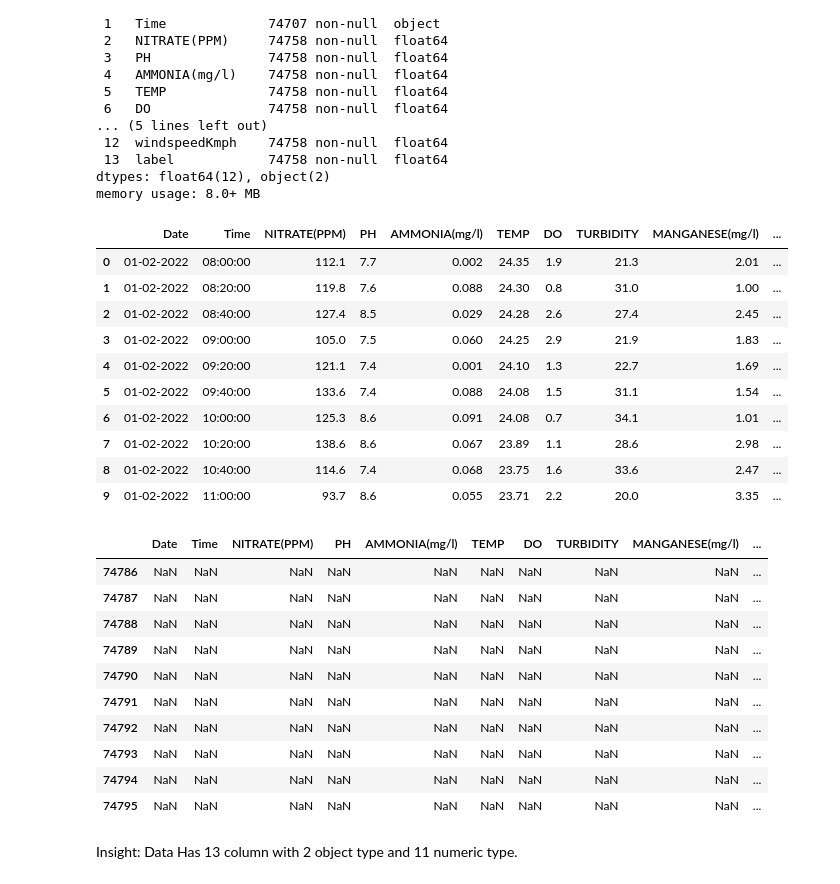
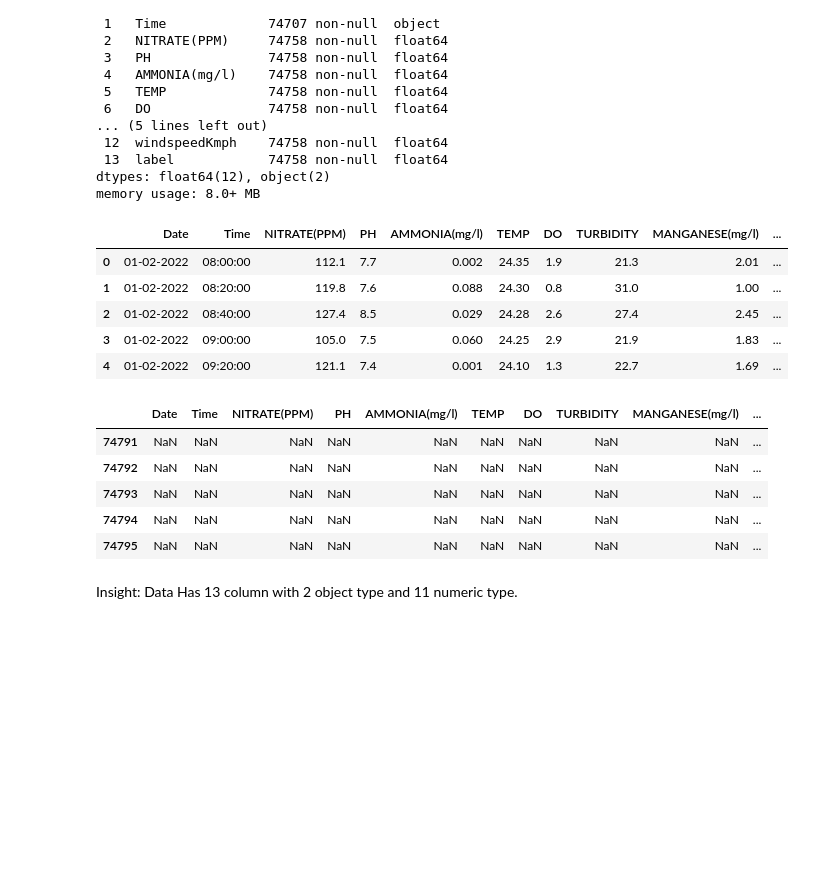
Before and after one commit to AL1Skey/Fish-Life-Prediction, a Jupyter notebook: flp.ipynb, the cells around one changed output. Saved outputs shown, nothing was run; the diff lists cells and outputs as text; code cells hidden in the pictures; blank space fills up the shorter version.

```diff
--- a/flp.ipynb
+++ b/flp.ipynb
@@ -56,28 +59,18 @@ Data columns (total 14 columns):
 dtypes: float64(12), object(2)
 memory usage: 8.0+ MB
 # %%
-database.head(10)
+database.head()
 # %% [output]
 |  | Date | Time | NITRATE(PPM) | PH | AMMONIA(mg/l) | TEMP | DO | TURBIDITY | MANGANESE(mg/l) | ... |
 | 0 | 01-02-2022 | 08:00:00 | 112.1 | 7.7 | 0.002 | 24.35 | 1.9 | 21.3 | 2.01 | ... |
 | 1 | 01-02-2022 | 08:20:00 | 119.8 | 7.6 | 0.088 | 24.30 | 0.8 | 31.0 | 1.00 | ... |
 | 2 | 01-02-2022 | 08:40:00 | 127.4 | 8.5 | 0.029 | 24.28 | 2.6 | 27.4 | 2.45 | ... |
 | 3 | 01-02-2022 | 09:00:00 | 105.0 | 7.5 | 0.060 | 24.25 | 2.9 | 21.9 | 1.83 | ... |
 | 4 | 01-02-2022 | 09:20:00 | 121.1 | 7.4 | 0.001 | 24.10 | 1.3 | 22.7 | 1.69 | ... |
-| 5 | 01-02-2022 | 09:40:00 | 133.6 | 7.4 | 0.088 | 24.08 | 1.5 | 31.1 | 1.54 | ... |
-| 6 | 01-02-2022 | 10:00:00 | 125.3 | 8.6 | 0.091 | 24.08 | 0.7 | 34.1 | 1.01 | ... |
-| 7 | 01-02-2022 | 10:20:00 | 138.6 | 8.6 | 0.067 | 23.89 | 1.1 | 28.6 | 2.98 | ... |
-| 8 | 01-02-2022 | 10:40:00 | 114.6 | 7.4 | 0.068 | 23.75 | 1.6 | 33.6 | 2.47 | ... |
-| 9 | 01-02-2022 | 11:00:00 | 93.7 | 8.6 | 0.055 | 23.71 | 2.2 | 20.0 | 3.35 | ... |
 # %%
-database.tail(10)
+database.tail()
 # %% [output]
 |  | Date | Time | NITRATE(PPM) | PH | AMMONIA(mg/l) | TEMP | DO | TURBIDITY | MANGANESE(mg/l) | ... |
-| 74786 | NaN | NaN | NaN | NaN | NaN | NaN | NaN | NaN | NaN | ... |
-| 74787 | NaN | NaN | NaN | NaN | NaN | NaN | NaN | NaN | NaN | ... |
-| 74788 | NaN | NaN | NaN | NaN | NaN | NaN | NaN | NaN | NaN | ... |
-| 74789 | NaN | NaN | NaN | NaN | NaN | NaN | NaN | NaN | NaN | ... |
-| 74790 | NaN | NaN | NaN | NaN | NaN | NaN | NaN | NaN | NaN | ... |
 | 74791 | NaN | NaN | NaN | NaN | NaN | NaN | NaN | NaN | NaN | ... |
 | 74792 | NaN | NaN | NaN | NaN | NaN | NaN | NaN | NaN | NaN | ... |
 | 74793 | NaN | NaN | NaN | NaN | NaN | NaN | NaN | NaN | NaN | ... |
```
Also changed, not shown: parts of 25 cells of this notebook, 5 other files.
